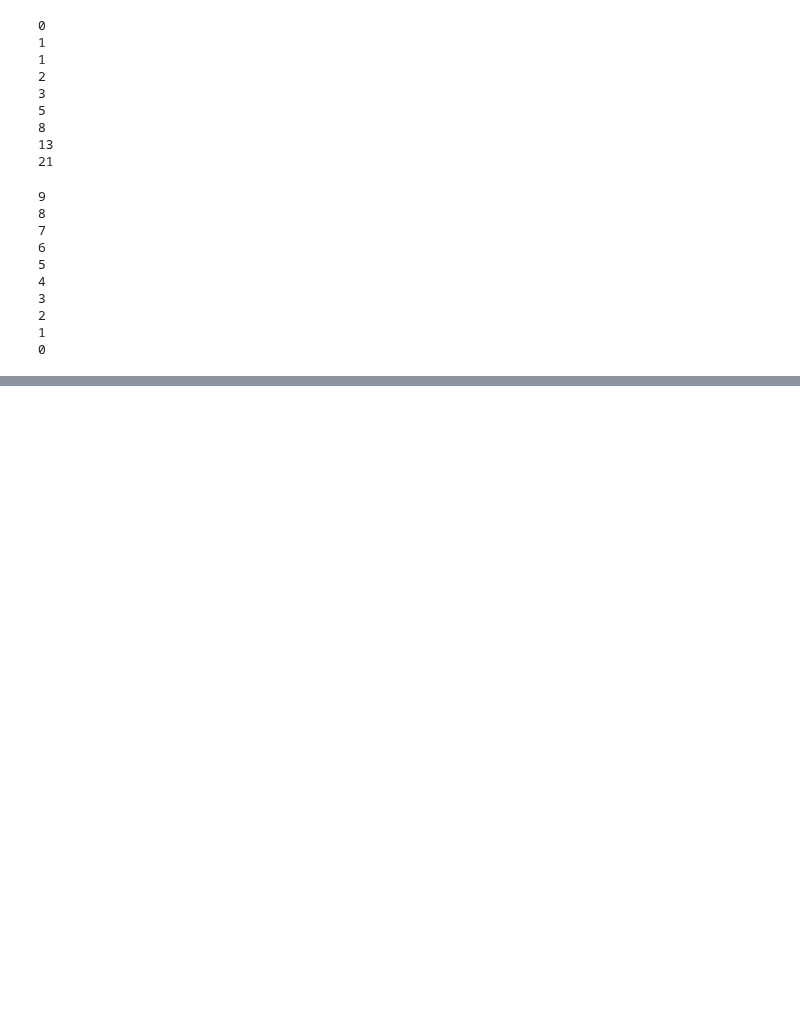
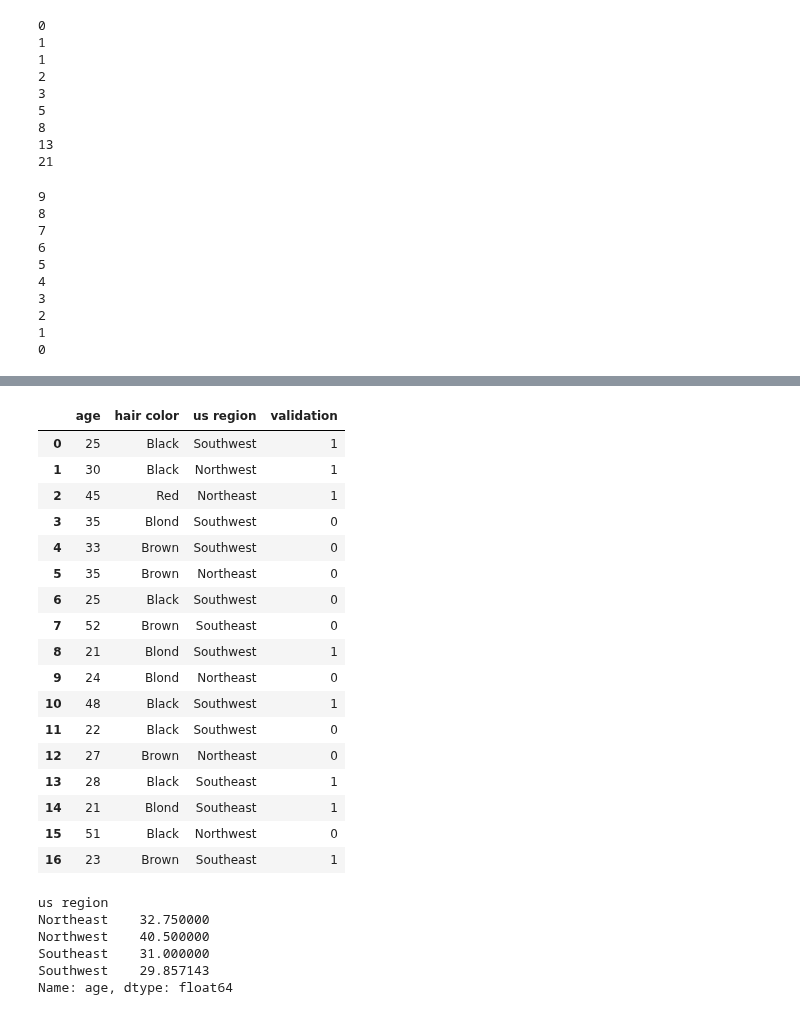
Before and after one commit to pradeepmaradugu/colab, a Jupyter notebook: Assignment.ipynb, the cells around one changed output, grey strips where cells are left out. Cells and saved outputs as stored; diff of their text form; code cells hidden in the pictures; blank space fills up the shorter version.

```diff
--- a/Assignment.ipynb
+++ b/Assignment.ipynb
@@ -100,0 +293,40 @@ for i in range(len(l1)):
+# %%
+# Perform following aggregation task on below table
+
+
+dict1 = {'age':[25,30,45,35,33,35,25,52,21,24,48,22,27,28,21,51,23],
+        'hair color':['Black','Black','Red','Blond','Brown','Brown','Black','Brown','Blond','Blond','Black','Black','Brown','Black','Blond','Black','Brown'],
+        'us region': ['Southwest','Northwest','Northeast','Southwest','Southwest','Northeast','Southwest','Southeast','Southwest','Northeast','Southwest','Southwest','Northeast','Southeast','Southeast','Northwest','Southeast'],
+        'validation':[1,1,1,0,0,0,0,0,1,0,1,0,0,1,1,0,1]}
+
+df2 = pd.DataFrame(dict1)
+df2
+# %% [output]
+|  | age | hair color | us region | validation |
+| 0 | 25 | Black | Southwest | 1 |
+| 1 | 30 | Black | Northwest | 1 |
+| 2 | 45 | Red | Northeast | 1 |
+| 3 | 35 | Blond | Southwest | 0 |
+| 4 | 33 | Brown | Southwest | 0 |
+| 5 | 35 | Brown | Northeast | 0 |
+| 6 | 25 | Black | Southwest | 0 |
+| 7 | 52 | Brown | Southeast | 0 |
+| 8 | 21 | Blond | Southwest | 1 |
+| 9 | 24 | Blond | Northeast | 0 |
+| 10 | 48 | Black | Southwest | 1 |
+| 11 | 22 | Black | Southwest | 0 |
+| 12 | 27 | Brown | Northeast | 0 |
+| 13 | 28 | Black | Southeast | 1 |
+| 14 | 21 | Blond | Southeast | 1 |
+| 15 | 51 | Black | Northwest | 0 |
+| 16 | 23 | Brown | Southeast | 1 |
+# %%
+# a. Get the average age group by Regrion
+ df2.groupby(['us region'])['age'].mean()
+# %% [output]
+us region
+Northeast    32.750000
+Northwest    40.500000
+Southeast    31.000000
+Southwest    29.857143
+Name: age, dtype: float64
```
Also changed, not shown: parts of 27 cells of this notebook.
